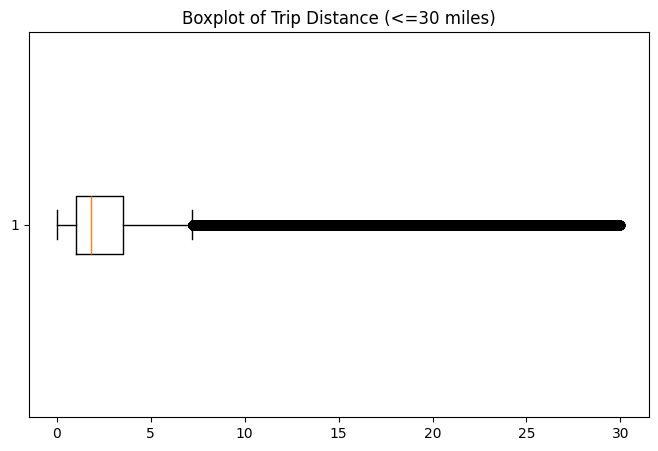
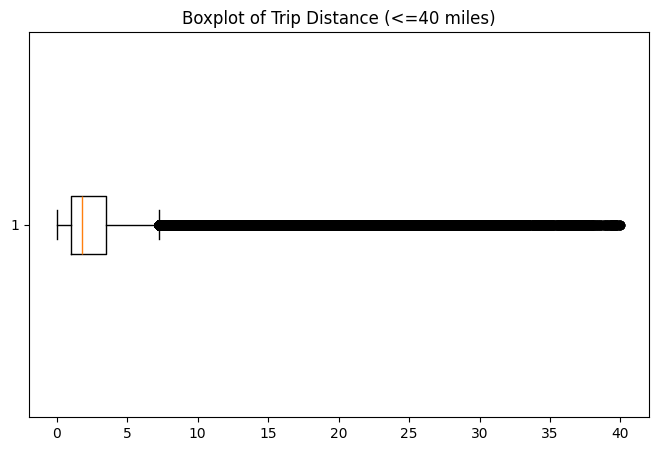
The change to this notebook cell's code, shown as a diff; its figure went from the first image to the second:
--- before
+++ after
@@ -1,5 +1,5 @@
 # Gráfico de caja para ver la distribución de distancia de viaje
 filtered = sample_df[
-    sample_df["trip_distance"] <= 30
+    sample_df["trip_distance"] <= 40
 ]
 
@@ -11,5 +11,5 @@
 )
 
-plt.title("Boxplot of Trip Distance (<=30 miles)")
+plt.title("Boxplot of Trip Distance (<=40 miles)")
 
 plt.show()

Commit: ajustes al dataset base y particion